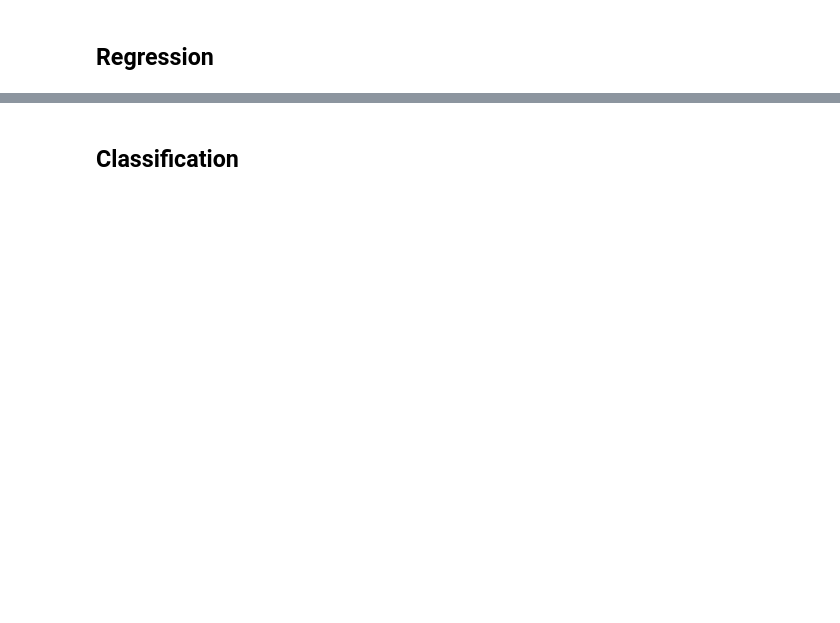
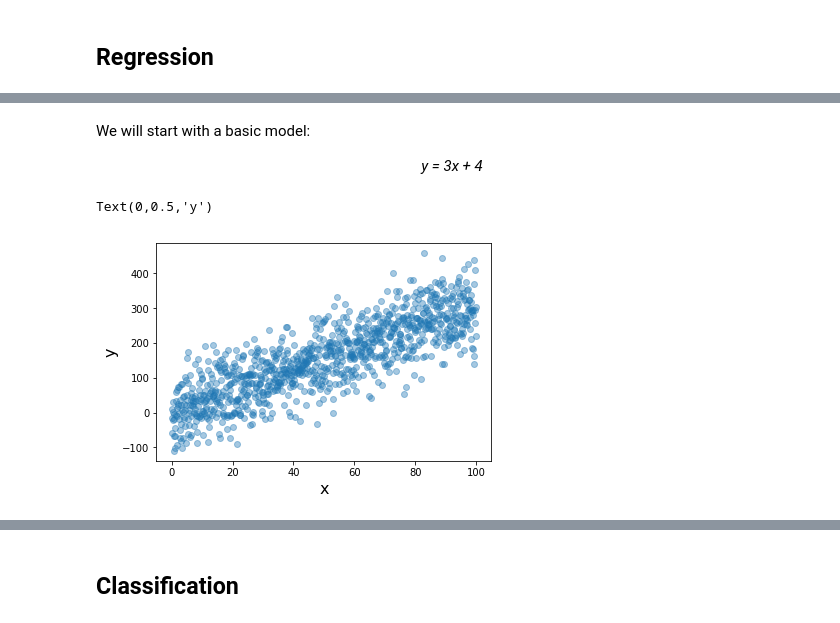
Before and after one commit to ECSHackWeek/ECSHackWeek_Dallas, a Jupyter notebook: hackweek_ML.ipynb, the cells around one changed output, grey strips where cells are left out. Cells and saved outputs as stored; diff of their text form; code cells hidden in the pictures; blank space fills up the shorter version.

```diff
--- a/hackweek_ML.ipynb
+++ b/hackweek_ML.ipynb
@@ -42,0 +62,20 @@ fdsdf
+# %% [markdown]
+We will start with a basic model:
+
+<center><i>y = 3x + 4</i></center>
+# %%
+n = 1000
+noise = 0.20
+
+x = np.linspace(0, 100, num=n)
+b0 = 4
+b1 = 3
+y = b0 + b1*x
+y = y + noise*(y.max()-y.min())*np.random.normal(size=n)
+
+plt.scatter(x, y, alpha=0.4)
+plt.xlabel('x', fontsize=16)
+plt.ylabel('y', fontsize=16)
+# %% [output]
+Text(0,0.5,'y')
+[figure, added]
```
Also changed, not shown: parts of 41 cells of this notebook, 2 other files.
